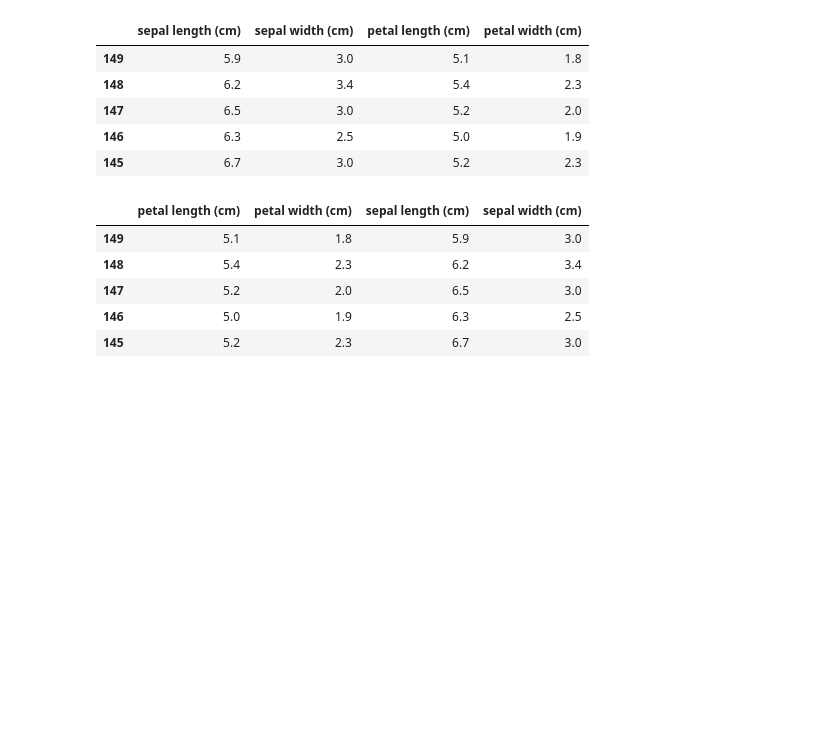
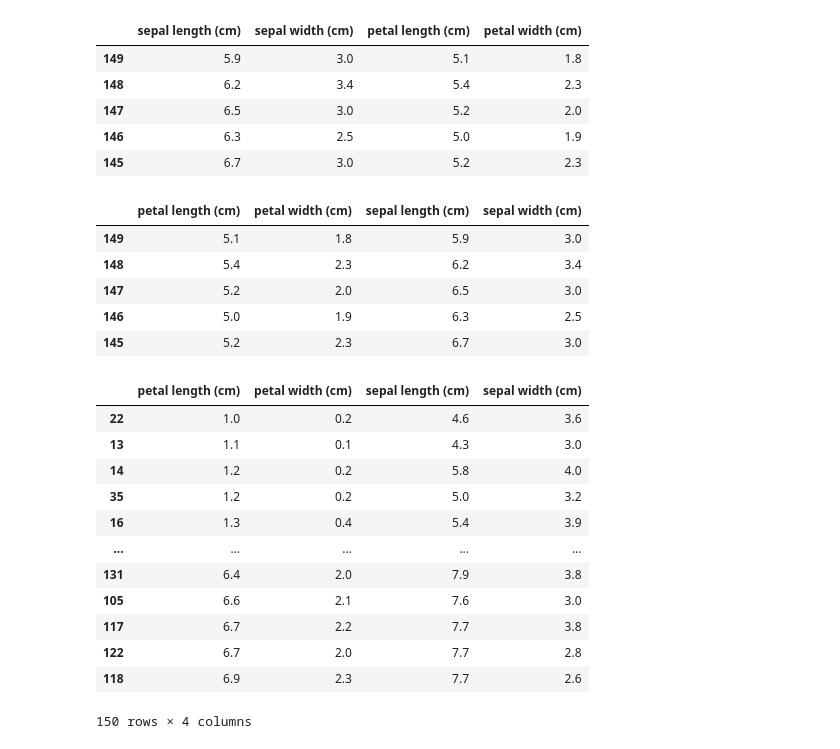
Before and after one commit to DANU011/practice-analysis, a Jupyter notebook: bigdata/bigdata_chap2.ipynb, the cells around one changed output. Cells and saved outputs as stored; diff of their text form; code cells hidden in the pictures; blank space fills up the shorter version.

```diff
--- a/bigdata/bigdata_chap2.ipynb
+++ b/bigdata/bigdata_chap2.ipynb
@@ -530,3 +530,20 @@ iris.head()
 | 147 | 5.2 | 2.0 | 6.5 | 3.0 |
 | 146 | 5.0 | 1.9 | 6.3 | 2.5 |
 | 145 | 5.2 | 2.3 | 6.7 | 3.0 |
+# %%
+iris.sort_values('petal length (cm)')
+# default = DataFrame.sort_values(by, axis = 0, ascending = Ture, inplace = False)
+# %% [output]
+|  | petal length (cm) | petal width (cm) | sepal length (cm) | sepal width (cm) |
+| 22 | 1.0 | 0.2 | 4.6 | 3.6 |
+| 13 | 1.1 | 0.1 | 4.3 | 3.0 |
+| 14 | 1.2 | 0.2 | 5.8 | 4.0 |
+| 35 | 1.2 | 0.2 | 5.0 | 3.2 |
+| 16 | 1.3 | 0.4 | 5.4 | 3.9 |
+| ... | ... | ... | ... | ... |
+| 131 | 6.4 | 2.0 | 7.9 | 3.8 |
+| 105 | 6.6 | 2.1 | 7.6 | 3.0 |
+| 117 | 6.7 | 2.2 | 7.7 | 3.8 |
+| 122 | 6.7 | 2.0 | 7.7 | 2.8 |
+| 118 | 6.9 | 2.3 | 7.7 | 2.6 |
+150 rows × 4 columns
```
Also changed, not shown: parts of 7 cells of this notebook.
